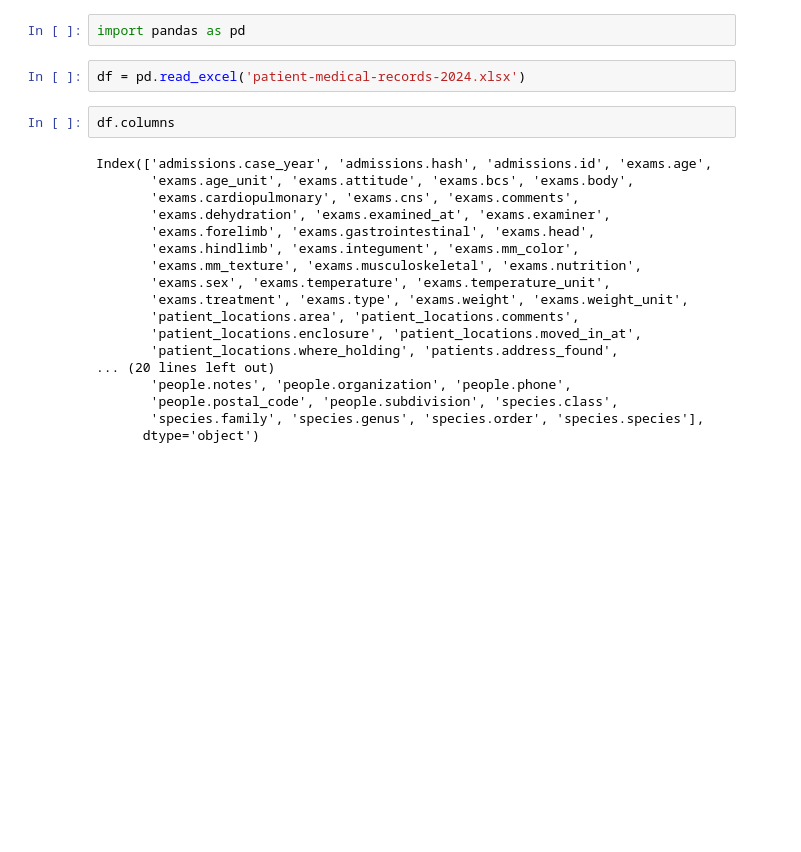
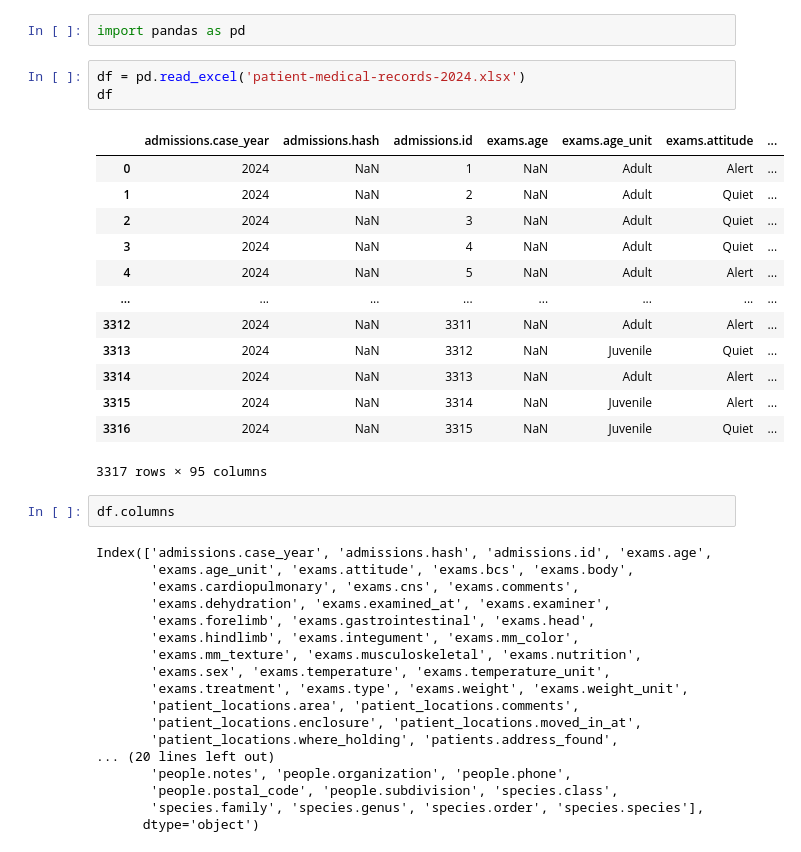
Before and after one commit to code-for-charlottesville/wildlife_collisions, a Jupyter notebook: pipeline_cleaning/WRMD Data/WRMD_data_profiling.ipynb, the cells around one changed output. Drawn from its saved outputs; the diff is of its cells as text; blank space fills up the shorter version.

```diff
--- a/pipeline_cleaning/WRMD Data/WRMD_data_profiling.ipynb
+++ b/pipeline_cleaning/WRMD Data/WRMD_data_profiling.ipynb
@@ -2,6 +2,21 @@
 import pandas as pd
 # %%
 df = pd.read_excel('patient-medical-records-2024.xlsx')
+df
+# %% [output]
+|  | admissions.case_year | admissions.hash | admissions.id | exams.age | exams.age_unit | exams.attitude | ... |
+| 0 | 2024 | NaN | 1 | NaN | Adult | Alert | ... |
+| 1 | 2024 | NaN | 2 | NaN | Adult | Quiet | ... |
+| 2 | 2024 | NaN | 3 | NaN | Adult | Quiet | ... |
+| 3 | 2024 | NaN | 4 | NaN | Adult | Quiet | ... |
+| 4 | 2024 | NaN | 5 | NaN | Adult | Alert | ... |
+| ... | ... | ... | ... | ... | ... | ... | ... |
+| 3312 | 2024 | NaN | 3311 | NaN | Adult | Alert | ... |
+| 3313 | 2024 | NaN | 3312 | NaN | Juvenile | Quiet | ... |
+| 3314 | 2024 | NaN | 3313 | NaN | Adult | Alert | ... |
+| 3315 | 2024 | NaN | 3314 | NaN | Juvenile | Alert | ... |
+| 3316 | 2024 | NaN | 3315 | NaN | Juvenile | Quiet | ... |
+3317 rows × 95 columns
 # %%
 df.columns
 # %% [output]
```
Also changed, not shown: parts of 23 cells of this notebook.
